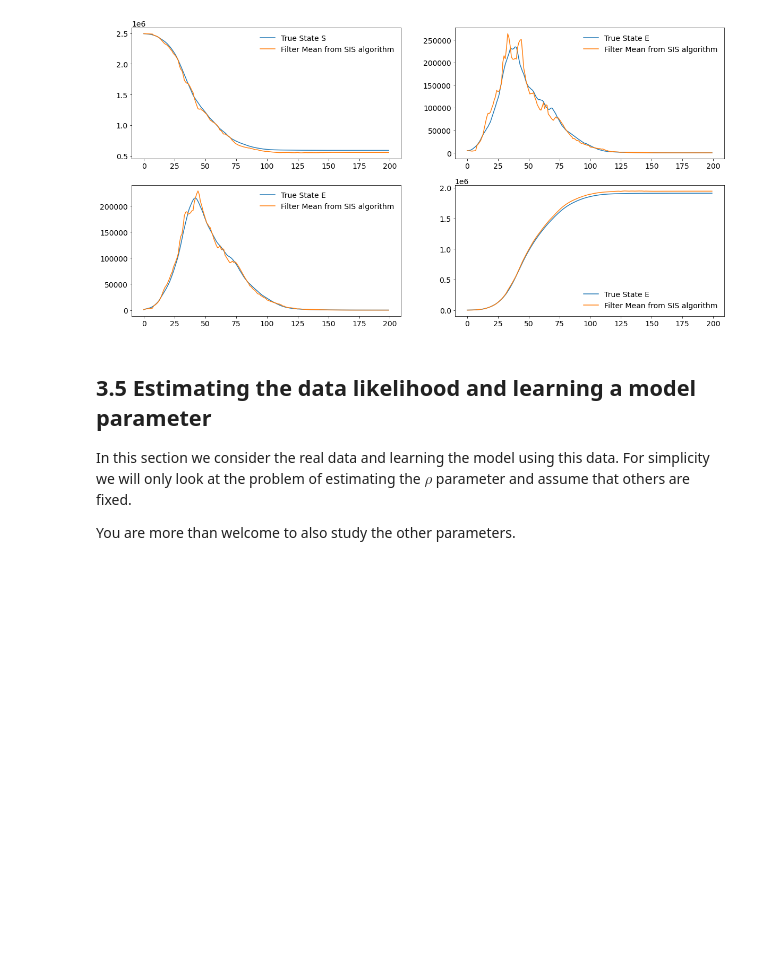
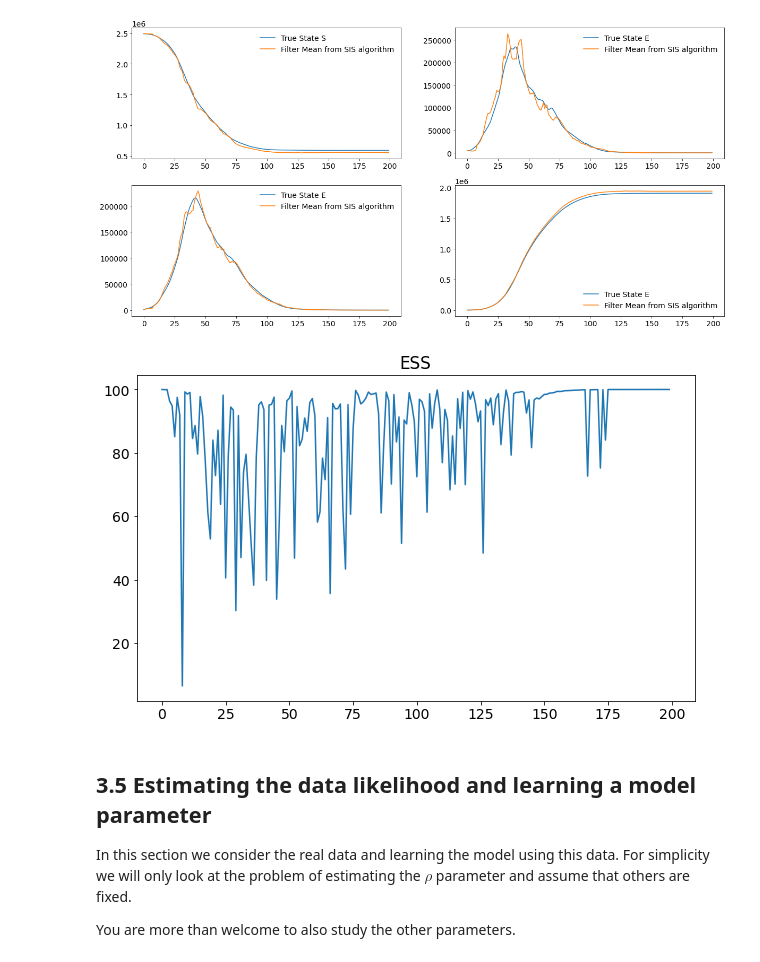
Before and after one commit to jrakhshanda/Time-Series-Sequence-Learning, a Jupyter notebook: tssl_lab3.ipynb, the cells around one changed output. Saved outputs shown, nothing was run; the diff lists cells and outputs as text; code cells hidden in the pictures; blank space fills up the shorter version.

```diff
--- a/tssl_lab3.ipynb
+++ b/tssl_lab3.ipynb
@@ -332,6 +337,15 @@ plt.legend(loc='best', frameon=False)
 # %% [output]
 <matplotlib.legend.Legend at 0x...>
 [figure]
+# %%
+plt.rcParams["figure.figsize"] = (10,6)
+ess = bpf_sim.N_eff
+T = np.array(range(200))
+plt.plot(T,ess)
+plt.title('ESS')
+plt.show()
+# %% [output]
+[figure, added]
 # %% [markdown]
 ## 3.5 Estimating the data likelihood and learning a model parameter
 In this section we consider the real data and learning the model using this data. For simplicity we will only look at the problem of estimating the $\rho$ parameter and assume that others are fixed.
```
Also changed, not shown: parts of 6 cells of this notebook.
